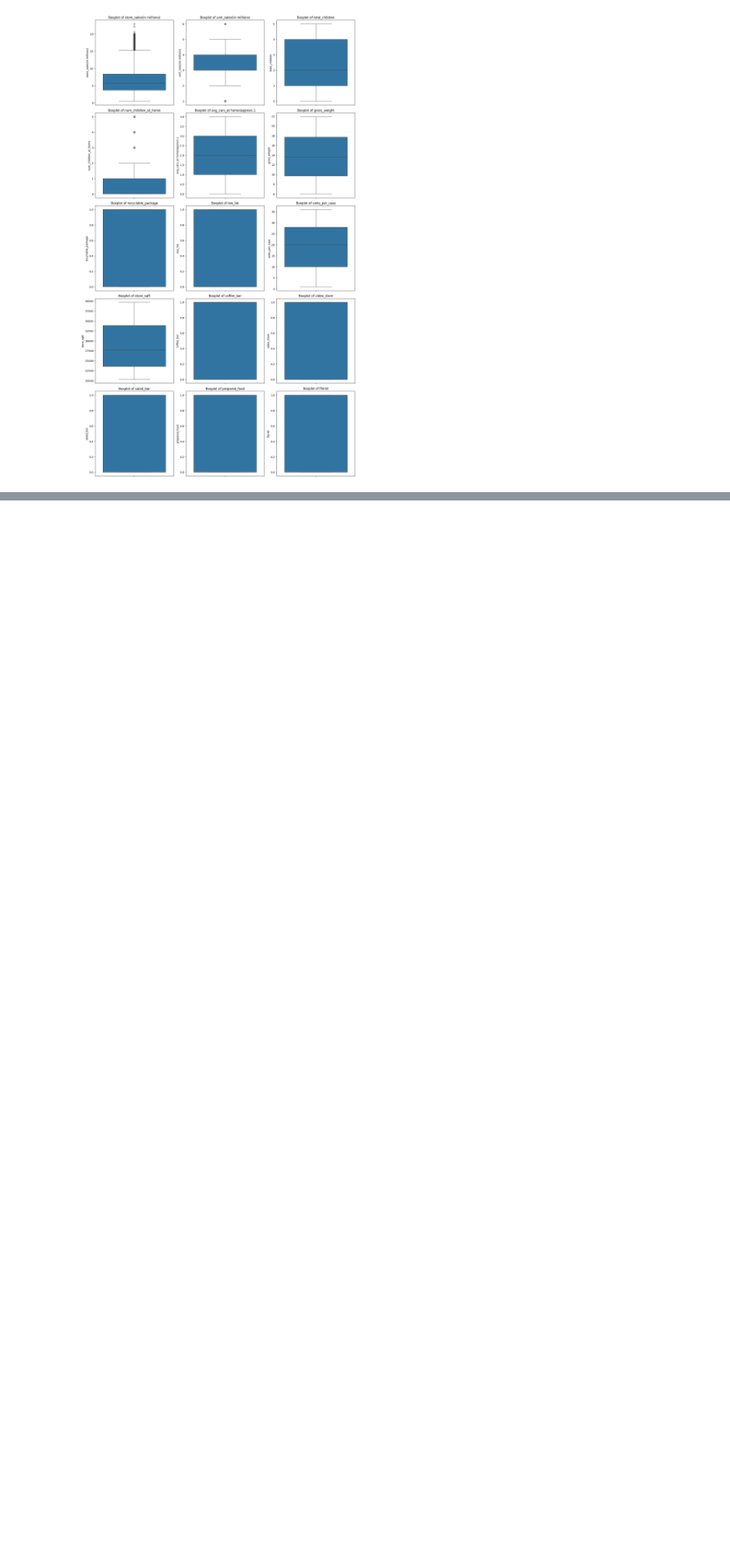
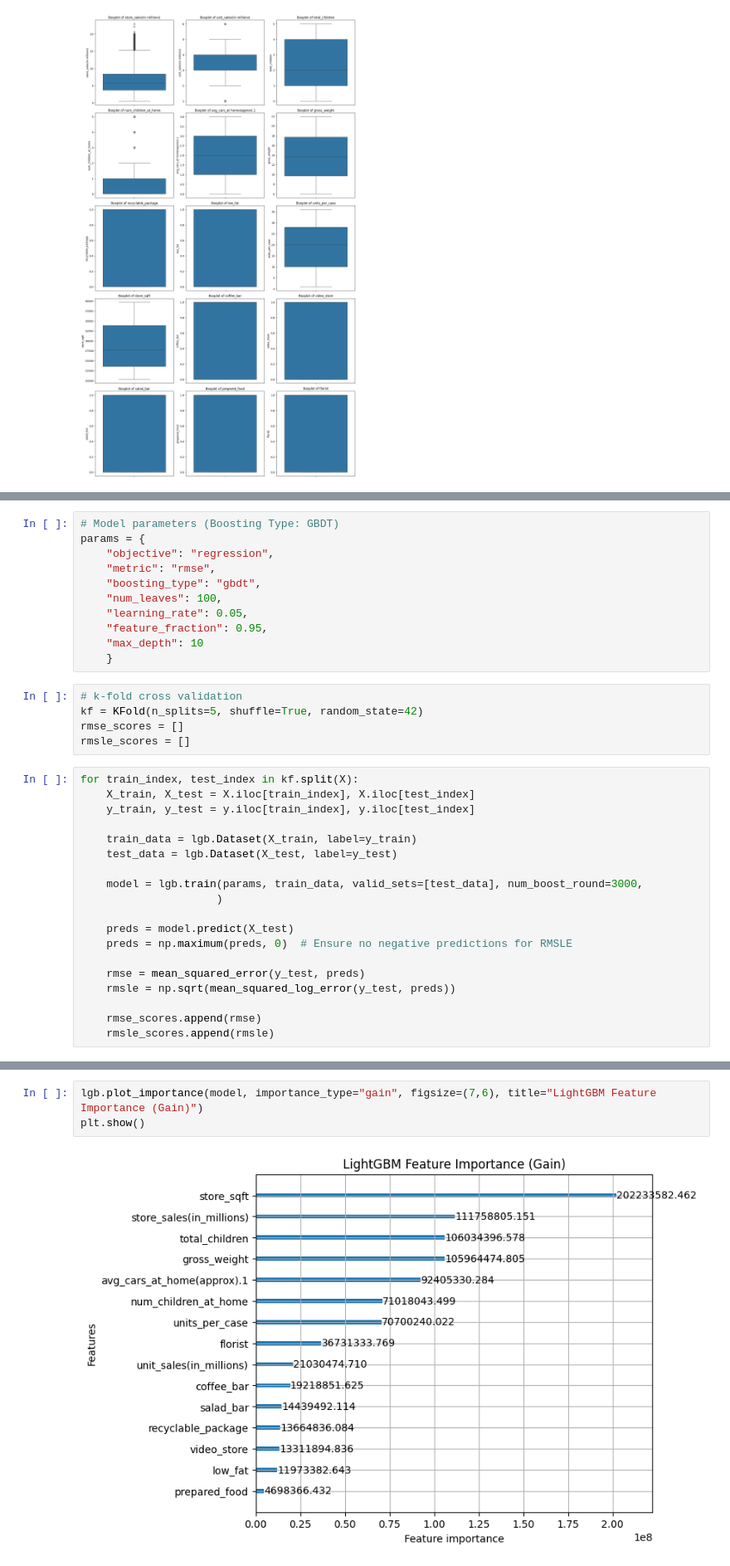
Before and after one commit to benjaminyjr17/sc4000-kaggle-ml-project, a Jupyter notebook: SC4000_ML_Enjoyers.ipynb, the cells around one changed output, grey strips where cells are left out. Shown at 83% size. Drawn from its saved outputs; the diff is of its cells as text; blank space fills up the shorter version.

```diff
--- a/SC4000_ML_Enjoyers.ipynb
+++ b/SC4000_ML_Enjoyers.ipynb
@@ -95,0 +139,35 @@ plot_boxplots(X)
+# %%
+# Model parameters (Boosting Type: GBDT)
+params = {
+    "objective": "regression",
+    "metric": "rmse",
+    "boosting_type": "gbdt",
+    "num_leaves": 100,
+    "learning_rate": 0.05,
+    "feature_fraction": 0.95,
+    "max_depth": 10
+    }
+# %%
+# k-fold cross validation
+kf = KFold(n_splits=5, shuffle=True, random_state=42)
+rmse_scores = []
+rmsle_scores = []
+# %%
+for train_index, test_index in kf.split(X):
+    X_train, X_test = X.iloc[train_index], X.iloc[test_index]
+    y_train, y_test = y.iloc[train_index], y.iloc[test_index]
+
+    train_data = lgb.Dataset(X_train, label=y_train)
+    test_data = lgb.Dataset(X_test, label=y_test)
+
+    model = lgb.train(params, train_data, valid_sets=[test_data], num_boost_round=3000,
+                     )
+
+    preds = model.predict(X_test)
+    preds = np.maximum(preds, 0)  # Ensure no negative predictions for RMSLE
+
+    rmse = mean_squared_error(y_test, preds)
+    rmsle = np.sqrt(mean_squared_log_error(y_test, preds))
+
+    rmse_scores.append(rmse)
+    rmsle_scores.append(rmsle)
@@ -95,0 +200,5 @@ plot_boxplots(X)
+# %%
+lgb.plot_importance(model, importance_type="gain", figsize=(7,6), title="LightGBM Feature Importance (Gain)")
+plt.show()
+# %% [output]
+[figure, added]
```
Also changed, not shown: parts of 11 cells of this notebook.
